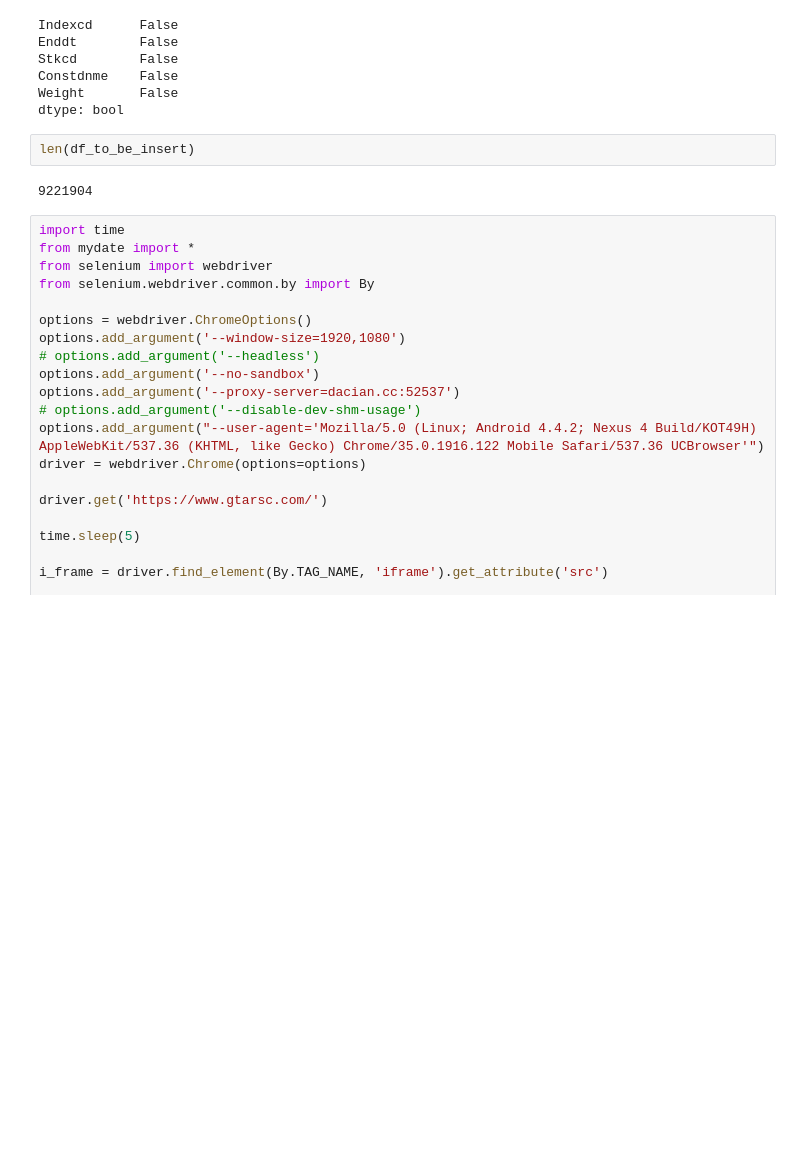
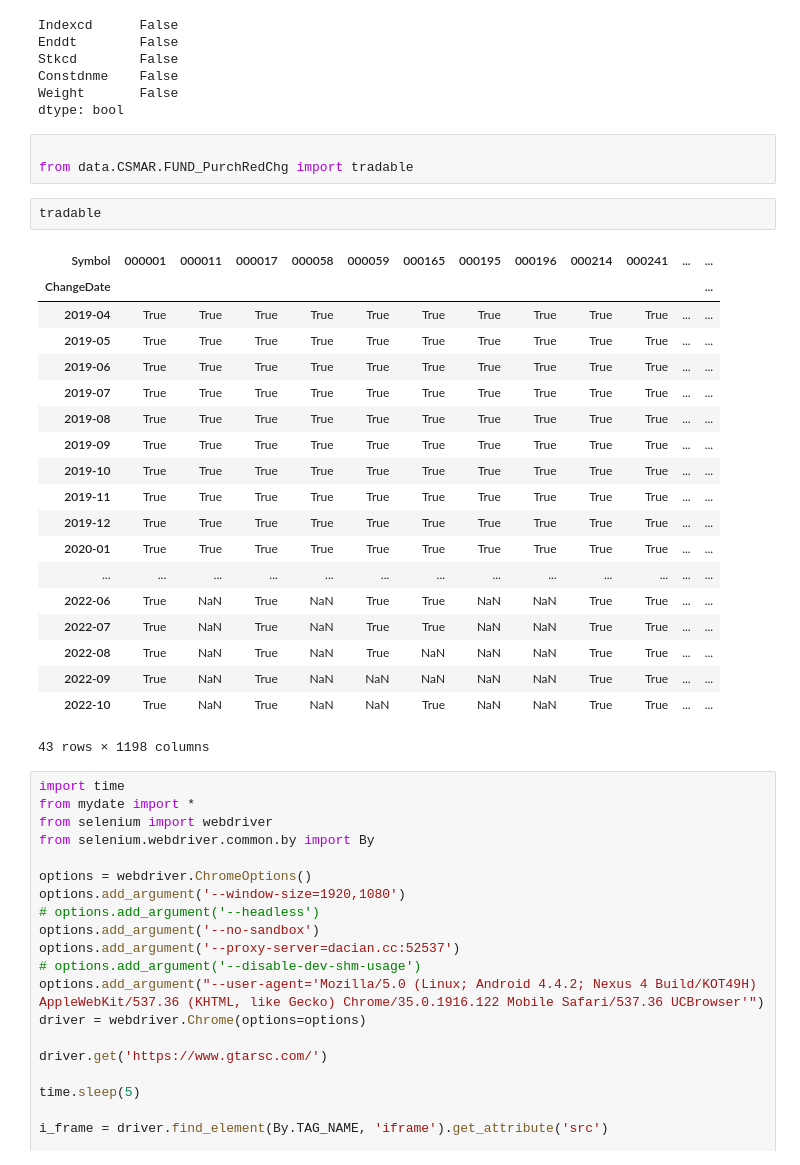
Before and after one commit to dacianpeng/mutual-fund-effective-or-not-Evidence-from-China, a Jupyter notebook: data_upload.ipynb, the cells around one changed output. Drawn from its saved outputs; the diff is of its cells as text; blank space fills up the shorter version.

```diff
--- a/data_upload.ipynb
+++ b/data_upload.ipynb
@@ -50,10 +69,31 @@ Stkcd        False
 Constdnme    False
 Weight       False
 dtype: bool
-# %%
-len(df_to_be_insert)
-# %% [output]
-9221904
+# %%
+
+from data.CSMAR.FUND_PurchRedChg import tradable
+# %%
+tradable
+# %% [output]
+| Symbol | 000001 | 000011 | 000017 | 000058 | 000059 | 000165 | 000195 | 000196 | 000214 | 000241 | ... | ... |
+| ChangeDate |  |  |  |  |  |  |  |  |  |  |  | ... |
+| 2019-04 | True | True | True | True | True | True | True | True | True | True | ... | ... |
+| 2019-05 | True | True | True | True | True | True | True | True | True | True | ... | ... |
+| 2019-06 | True | True | True | True | True | True | True | True | True | True | ... | ... |
+| 2019-07 | True | True | True | True | True | True | True | True | True | True | ... | ... |
+| 2019-08 | True | True | True | True | True | True | True | True | True | True | ... | ... |
+| 2019-09 | True | True | True | True | True | True | True | True | True | True | ... | ... |
+| 2019-10 | True | True | True | True | True | True | True | True | True | True | ... | ... |
+| 2019-11 | True | True | True | True | True | True | True | True | True | True | ... | ... |
+| 2019-12 | True | True | True | True | True | True | True | True | True | True | ... | ... |
+| 2020-01 | True | True | True | True | True | True | True | True | True | True | ... | ... |
+| ... | ... | ... | ... | ... | ... | ... | ... | ... | ... | ... | ... | ... |
+| 2022-06 | True | NaN | True | NaN | True | True | NaN | NaN | True | True | ... | ... |
+| 2022-07 | True | NaN | True | NaN | True | True | NaN | NaN | True | True | ... | ... |
+| 2022-08 | True | NaN | True | NaN | True | NaN | NaN | NaN | True | True | ... | ... |
+| 2022-09 | True | NaN | True | NaN | NaN | NaN | NaN | NaN | True | True | ... | ... |
+| 2022-10 | True | NaN | True | NaN | NaN | True | NaN | NaN | True | True | ... | ... |
+43 rows × 1198 columns
 # %%
 import time
 from mydate import *
```
Also changed, not shown: parts of 2 cells of this notebook.
